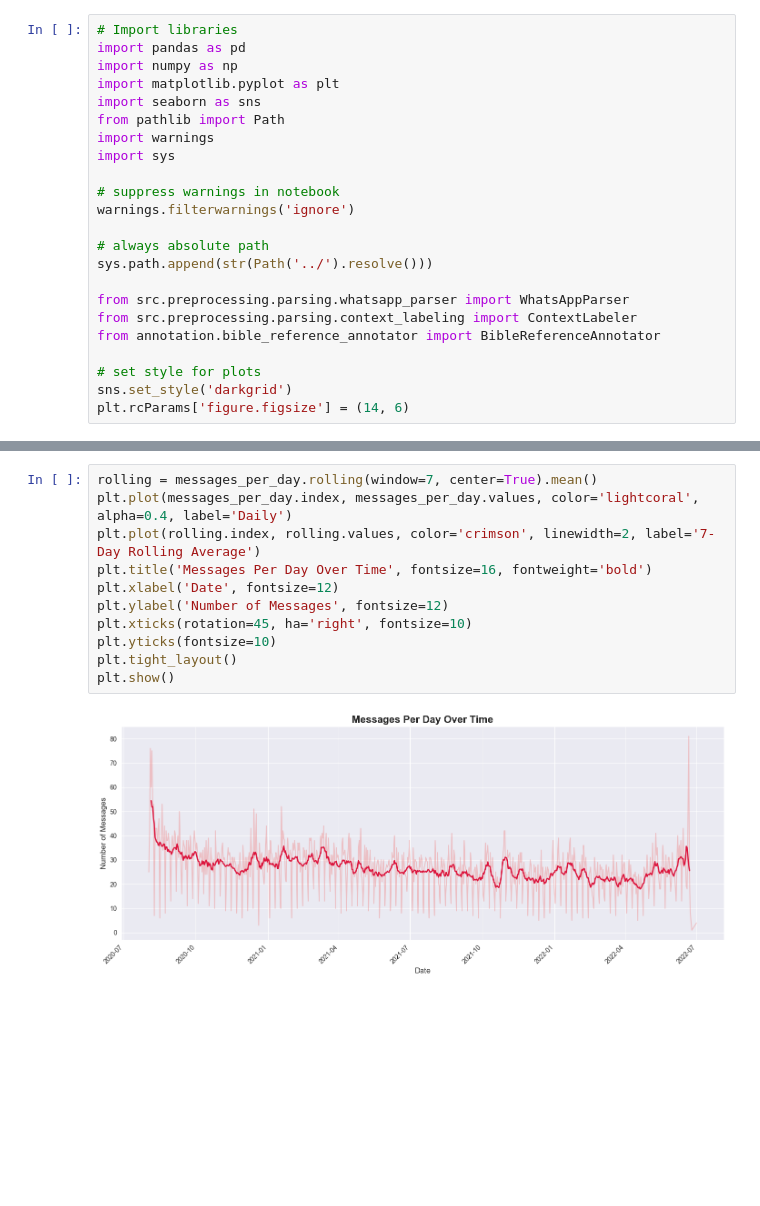
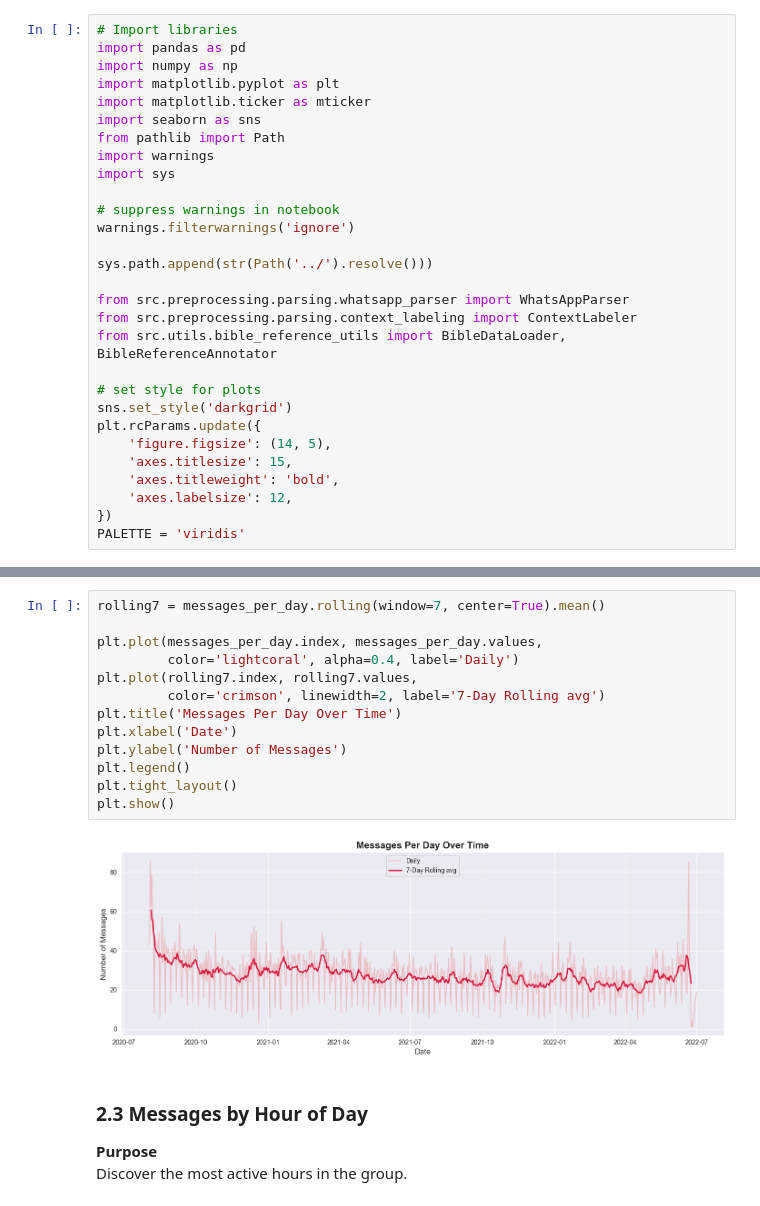
Before and after one commit to JasonYehezkiel/bible_progress_tracker, a Jupyter notebook: notebooks/01_data_exploration.ipynb, the cells around one changed output, grey strips where cells are left out. Drawn from its saved outputs; the diff is of its cells as text; blank space fills up the shorter version.

```diff
--- a/notebooks/01_data_exploration.ipynb
+++ b/notebooks/01_data_exploration.ipynb
@@ -11,6 +18,7 @@ Notebook ini digunakan untuk:
 import pandas as pd
 import numpy as np
 import matplotlib.pyplot as plt
+import matplotlib.ticker as mticker
 import seaborn as sns
 from pathlib import Path
 import warnings
@@ -19,14 +27,19 @@ import sys
 # suppress warnings in notebook
 warnings.filterwarnings('ignore')
 
-# always absolute path
 sys.path.append(str(Path('../').resolve()))
 
 from src.preprocessing.parsing.whatsapp_parser import WhatsAppParser
 from src.preprocessing.parsing.context_labeling import ContextLabeler
-from annotation.bible_reference_annotator import BibleReferenceAnnotator
+from src.utils.bible_reference_utils import BibleDataLoader, BibleReferenceAnnotator
 
 # set style for plots
 sns.set_style('darkgrid')
-plt.rcParams['figure.figsize'] = (14, 6)
+plt.rcParams.update({
+    'figure.figsize': (14, 5),
+    'axes.titlesize': 15,
+    'axes.titleweight': 'bold',
+    'axes.labelsize': 12,
+})
+PALETTE = 'viridis'
 # %% [markdown]
@@ -134,14 +161,21 @@ Min: 1
 # %%
-rolling = messages_per_day.rolling(window=7, center=True).mean()
-plt.plot(messages_per_day.index, messages_per_day.values, color='lightcoral', alpha=0.4, label='Daily')
-plt.plot(rolling.index, rolling.values, color='crimson', linewidth=2, label='7-Day Rolling Average')
-plt.title('Messages Per Day Over Time', fontsize=16, fontweight='bold')
-plt.xlabel('Date', fontsize=12)
-plt.ylabel('Number of Messages', fontsize=12)
-plt.xticks(rotation=45, ha='right', fontsize=10)
-plt.yticks(fontsize=10)
+rolling7 = messages_per_day.rolling(window=7, center=True).mean()
+
+plt.plot(messages_per_day.index, messages_per_day.values,
+         color='lightcoral', alpha=0.4, label='Daily')
+plt.plot(rolling7.index, rolling7.values,
+         color='crimson', linewidth=2, label='7-Day Rolling avg')
+plt.title('Messages Per Day Over Time')
+plt.xlabel('Date')
+plt.ylabel('Number of Messages')
+plt.legend()
 plt.tight_layout()
 plt.show()
 # %% [output]
-[figure, old version]
+[figure, new version]
+# %% [markdown]
+### 2.3 Messages by Hour of Day
+
+**Purpose**
+Discover the most active hours in the group.
 # %%
```
Also changed, not shown: parts of 51 cells of this notebook, 4 other files.
